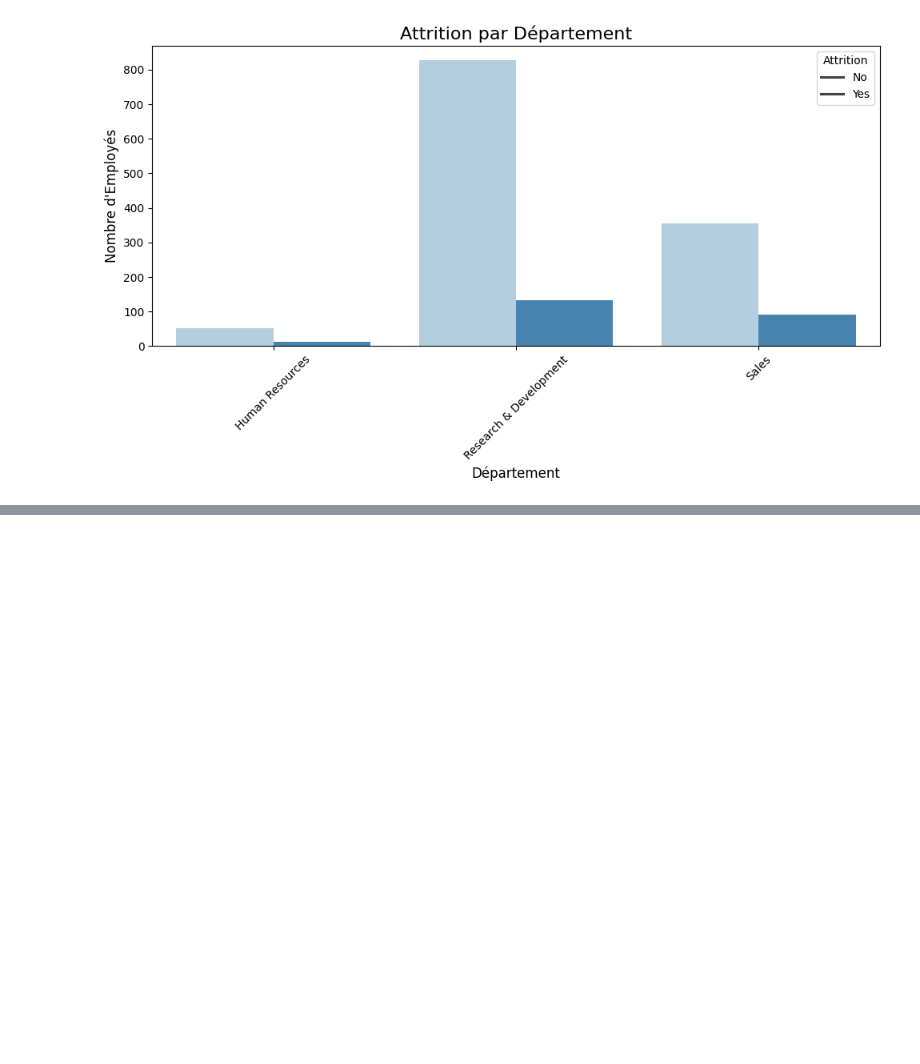
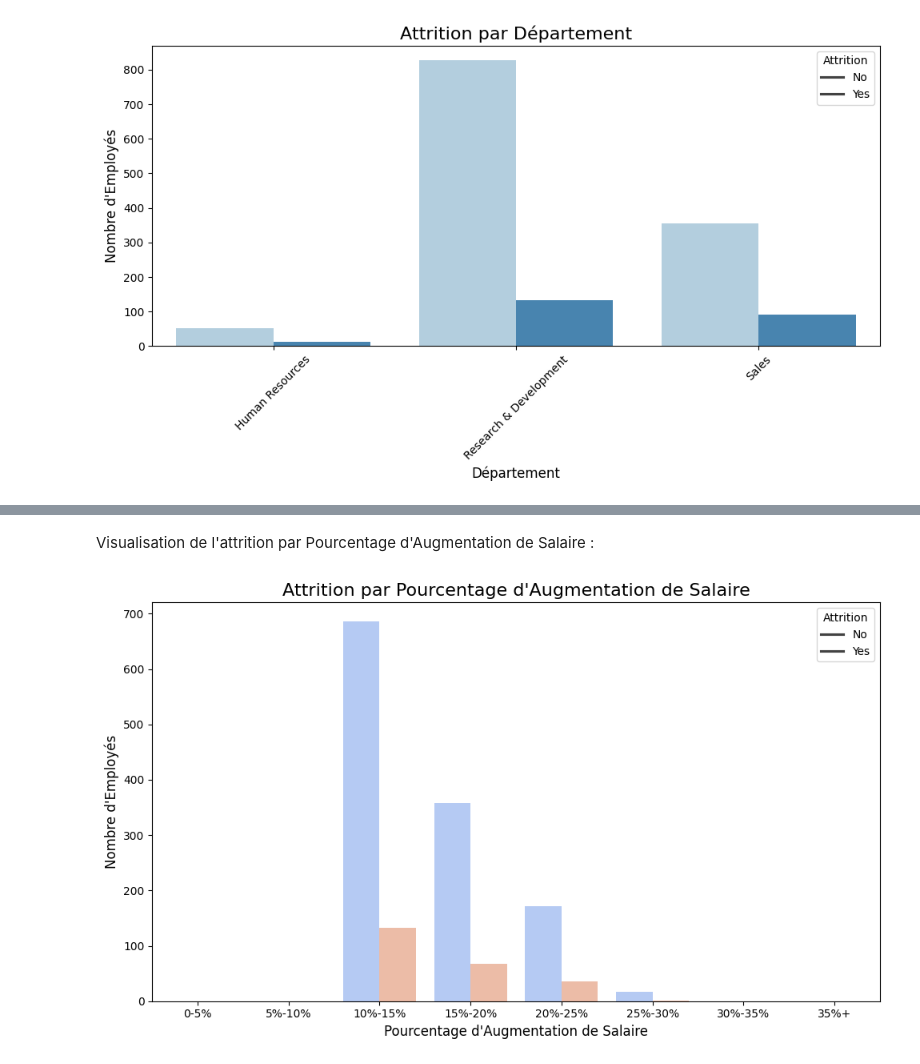
Before and after one commit to hafs96/Prediction_Consommation-de-carburant, a Jupyter notebook: ZIAN_Hafsa_Project2.ipynb, the cells around one changed output, grey strips where cells are left out. Drawn from its saved outputs; the diff is of its cells as text; code cells hidden in the pictures; blank space fills up the shorter version.

```diff
--- a/ZIAN_Hafsa_Project2.ipynb
+++ b/ZIAN_Hafsa_Project2.ipynb
@@ -224,0 +259,32 @@ plt.show()
+# %% [markdown]
+Visualisation de l'attrition par Pourcentage d'Augmentation de Salaire :
+# %%
+import pandas as pd
+import seaborn as sns
+import matplotlib.pyplot as plt
+
+
+df = pd.read_csv('donnees_projet2.csv')
+
+df['Attrition'] = df['Attrition'].map({'No': 0, 'Yes': 1})
+
+bins = [0, 5, 10, 15, 20, 25, 30, 35, 40]
+labels = ['0-5%', '5%-10%', '10%-15%', '15%-20%', '20%-25%', '25%-30%', '30%-35%', '35%+']
+df['SalaryHikeRange'] = pd.cut(df['PercentSalaryHike'], bins=bins, labels=labels, right=False)
+
+attrition_by_salary_hike = df.groupby(['SalaryHikeRange', 'Attrition']).size().reset_index(name='Count')
+
+
+plt.figure(figsize=(10, 6))
+sns.barplot(data=attrition_by_salary_hike, x='SalaryHikeRange', y='Count', hue='Attrition', palette="coolwarm")
+
+plt.title("Attrition par Pourcentage d'Augmentation de Salaire", fontsize=16)
+plt.xlabel("Pourcentage d'Augmentation de Salaire", fontsize=12)
+plt.ylabel("Nombre d'Employés", fontsize=12)
+plt.legend(title='Attrition', labels=['No', 'Yes'])
+
+
+plt.tight_layout()
+plt.show()
+# %% [output]
+[figure, added]
```
Also changed, not shown: parts of 30 cells of this notebook.
